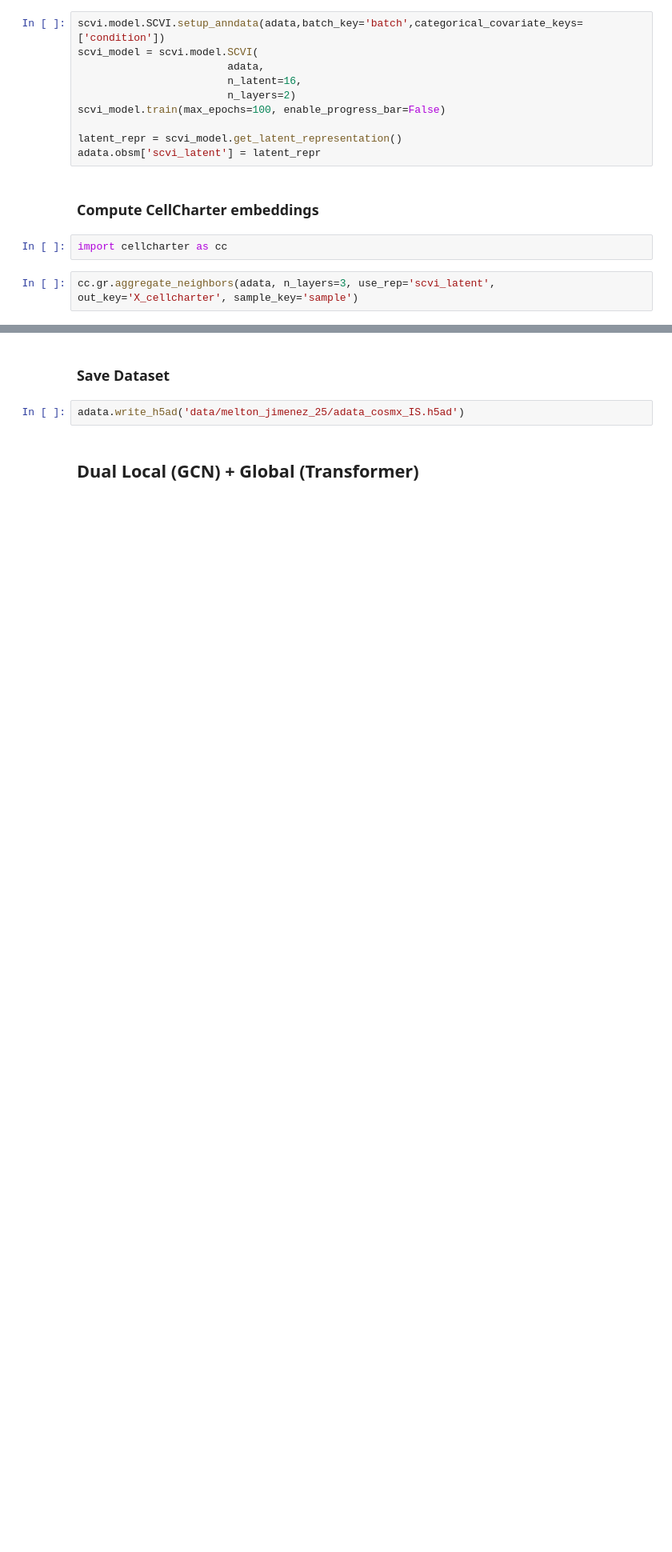
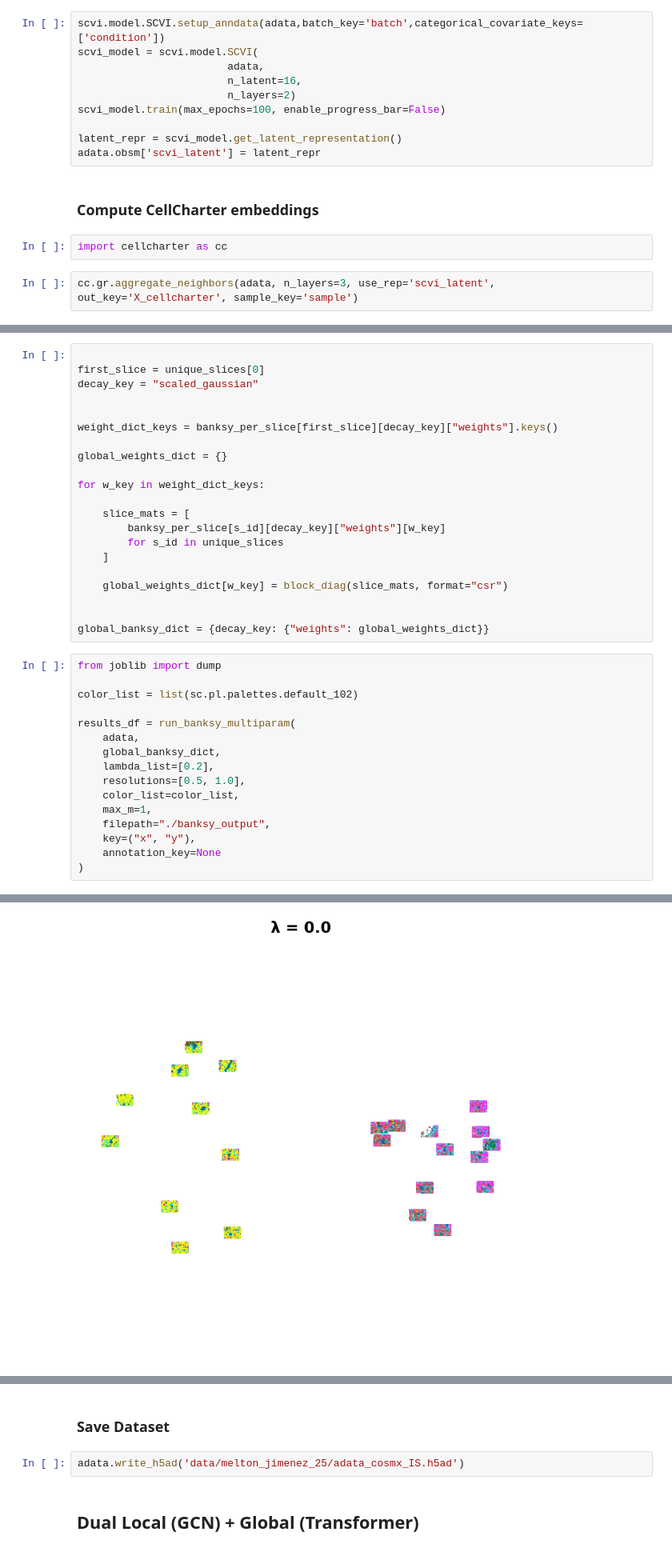
Before and after one commit to theislab/InterScale_reproducibility, a Jupyter notebook: notebooks/melton_jimenez_25/Benchamrk_Amici_Steamboat.ipynb, the cells around one changed output, grey strips where cells are left out. Shown at 80% size. Cells and saved outputs as stored; diff of their text form; blank space fills up the shorter version.

```diff
--- a/notebooks/melton_jimenez_25/Benchamrk_Amici_Steamboat.ipynb
+++ b/notebooks/melton_jimenez_25/Benchamrk_Amici_Steamboat.ipynb
@@ -203,0 +305,38 @@ cc.gr.aggregate_neighbors(adata, n_layers=3, use_rep='scvi_latent', out_key='X_c
+# %%
+
+first_slice = unique_slices[0]
+decay_key = "scaled_gaussian"
+
+
+weight_dict_keys = banksy_per_slice[first_slice][decay_key]["weights"].keys()
+
+global_weights_dict = {}
+
+for w_key in weight_dict_keys:
+
+    slice_mats = [
+        banksy_per_slice[s_id][decay_key]["weights"][w_key]
+        for s_id in unique_slices
+    ]
+
+    global_weights_dict[w_key] = block_diag(slice_mats, format="csr")
+
+
+global_banksy_dict = {decay_key: {"weights": global_weights_dict}}
+# %%
+from joblib import dump
+
+color_list = list(sc.pl.palettes.default_102)
+
+results_df = run_banksy_multiparam(
+    adata,
+    global_banksy_dict,
+    lambda_list=[0.2],
+    resolutions=[0.5, 1.0],
+    color_list=color_list,
+    max_m=1,
+    filepath="./banksy_output",
+    key=("x", "y"),
+    annotation_key=None
+)
+# %% [output]
@@ -203,0 +404 @@ cc.gr.aggregate_neighbors(adata, n_layers=3, use_rep='scvi_latent', out_key='X_c
+[figure, added]
```
Also changed, not shown: parts of 12 cells of this notebook.
